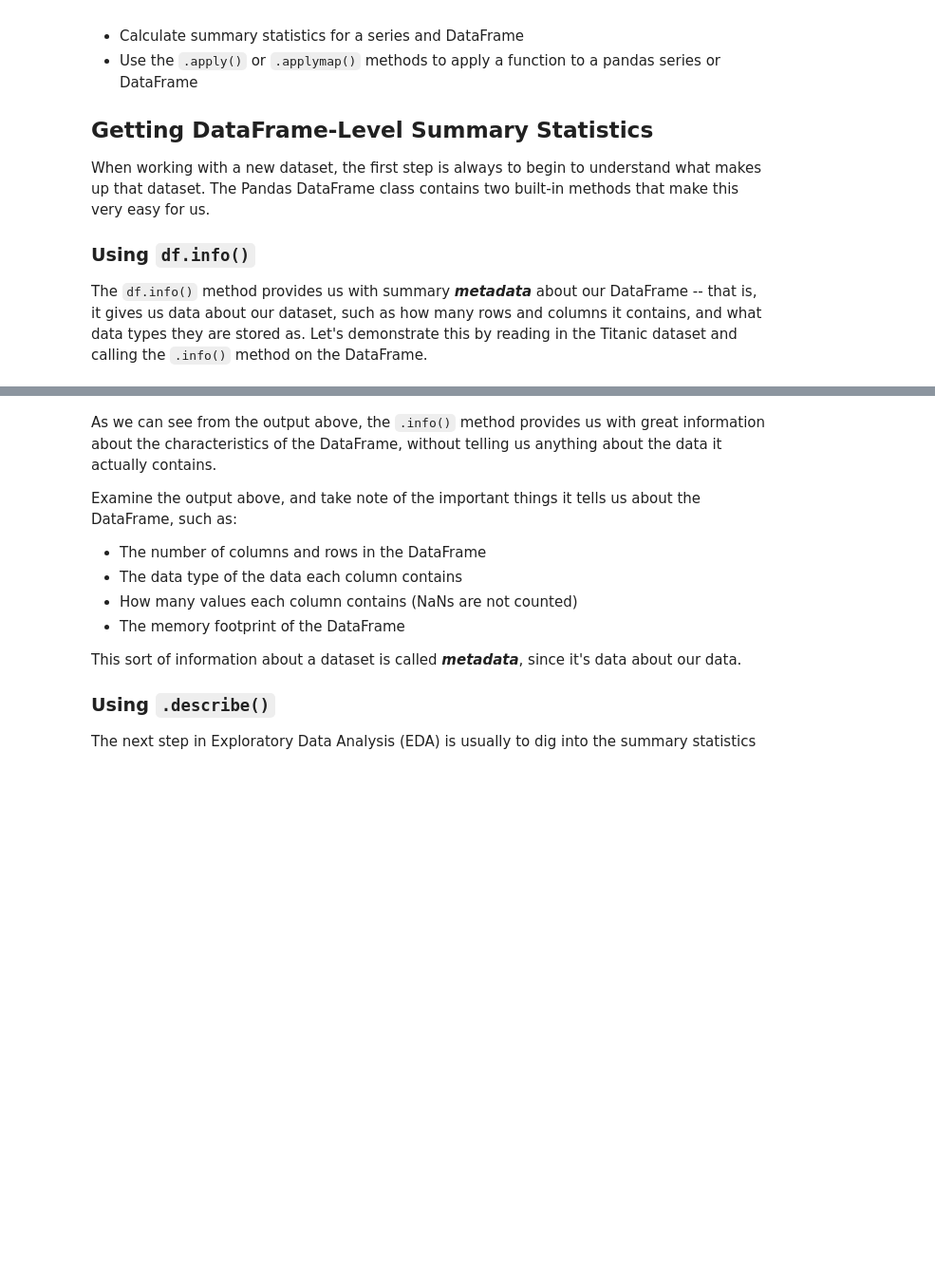
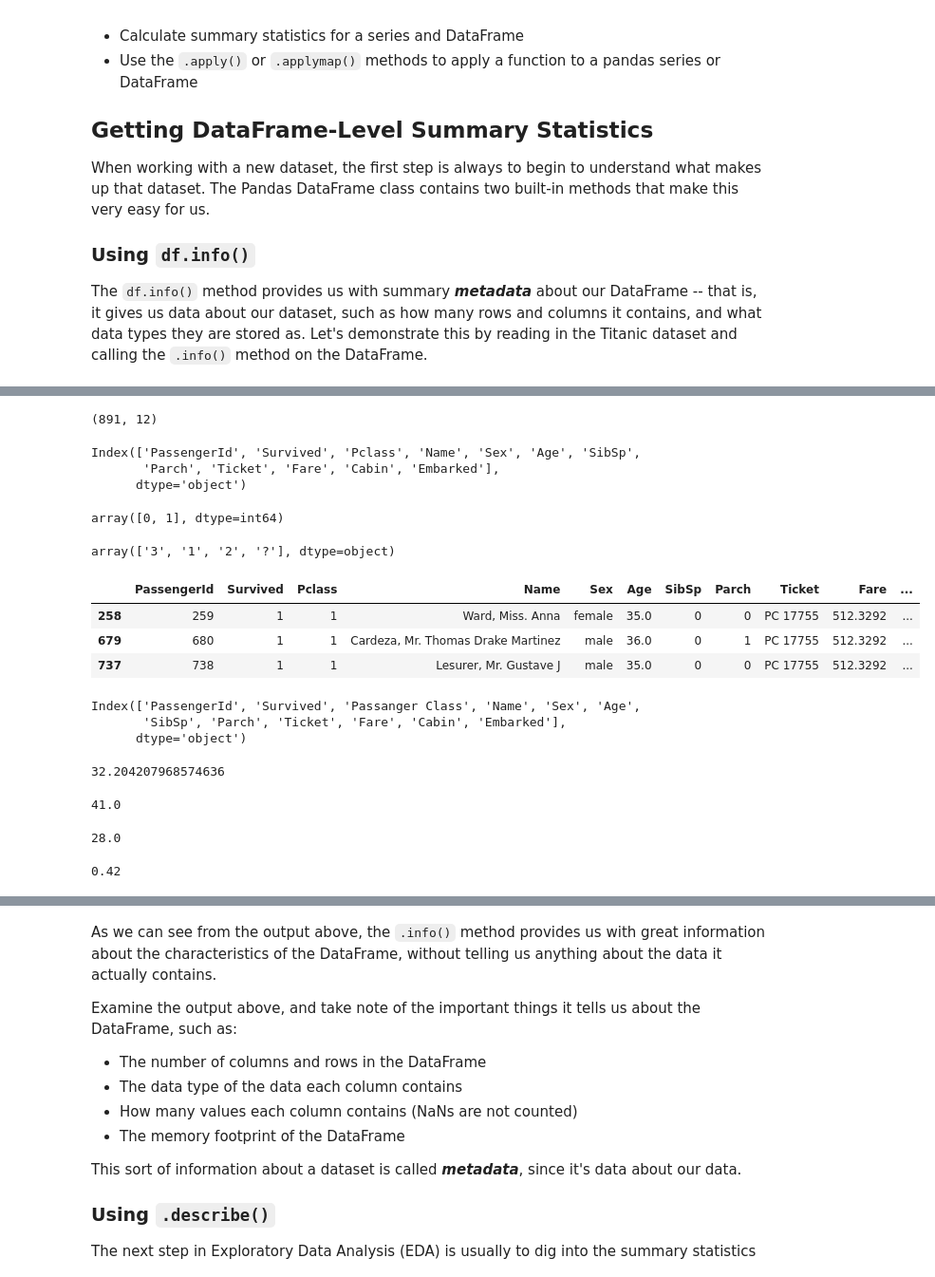
Before and after one commit to carol-maina/dsc-statistical-methods-in-pandas, a Jupyter notebook: index.ipynb, the cells around one changed output, grey strips where cells are left out. Shown at 95% size. Cells and saved outputs as stored; diff of their text form; code cells hidden in the pictures; blank space fills up the shorter version.

```diff
--- a/index.ipynb
+++ b/index.ipynb
@@ -43,2 +45,50 @@ Embarked       889 non-null object
 dtypes: float64(2), int64(4), object(6)
 memory usage: 90.5+ KB
+# %%
+df.shape
+# %% [output]
+(891, 12)
+# %%
+df.columns
+# %% [output]
+Index(['PassengerId', 'Survived', 'Pclass', 'Name', 'Sex', 'Age', 'SibSp',
+       'Parch', 'Ticket', 'Fare', 'Cabin', 'Embarked'],
+      dtype='object')
+# %%
+df['Survived'].unique()
+# %% [output]
+array([0, 1], dtype=int64)
+# %%
+df['Pclass'].unique()
+# %% [output]
+array(['3', '1', '2', '?'], dtype=object)
+# %%
+df[df['Fare'] > 400]
+# %% [output]
+|  | PassengerId | Survived | Pclass | Name | Sex | Age | SibSp | Parch | Ticket | Fare | ... |
+| 258 | 259 | 1 | 1 | Ward, Miss. Anna | female | 35.0 | 0 | 0 | PC 17755 | 512.3292 | ... |
+| 679 | 680 | 1 | 1 | Cardeza, Mr. Thomas Drake Martinez | male | 36.0 | 0 | 1 | PC 17755 | 512.3292 | ... |
+| 737 | 738 | 1 | 1 | Lesurer, Mr. Gustave J | male | 35.0 | 0 | 0 | PC 17755 | 512.3292 | ... |
+# %%
+df.rename(columns= {'Pclass':'Passenger Class'}, inplace =True)
+df.columns
+# %% [output]
+Index(['PassengerId', 'Survived', 'Passanger Class', 'Name', 'Sex', 'Age',
+       'SibSp', 'Parch', 'Ticket', 'Fare', 'Cabin', 'Embarked'],
+      dtype='object')
+# %%
+df['Fare'].mean()
+# %% [output]
+32.204207968574636
+# %%
+df['Age'].quantile(.8)
+# %% [output]
+41.0
+# %%
+df['Age'].median()
+# %% [output]
+28.0
+# %%
+df['Age'].min()
+# %% [output]
+0.42
```
Also changed, not shown: parts of 8 cells of this notebook.
